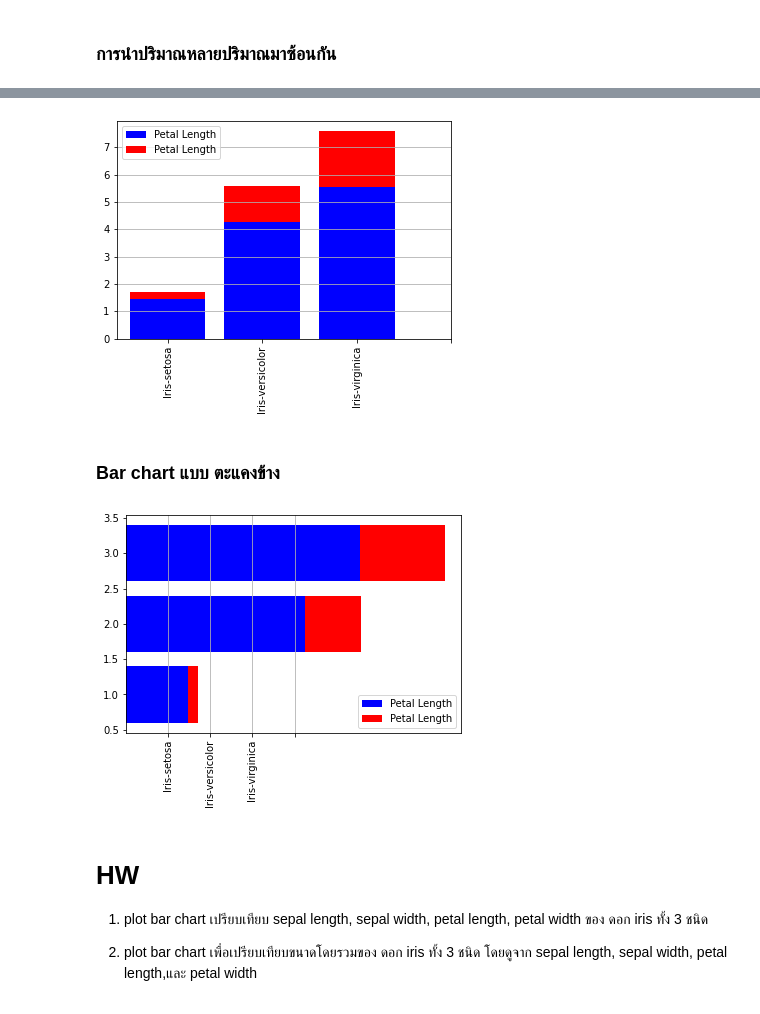
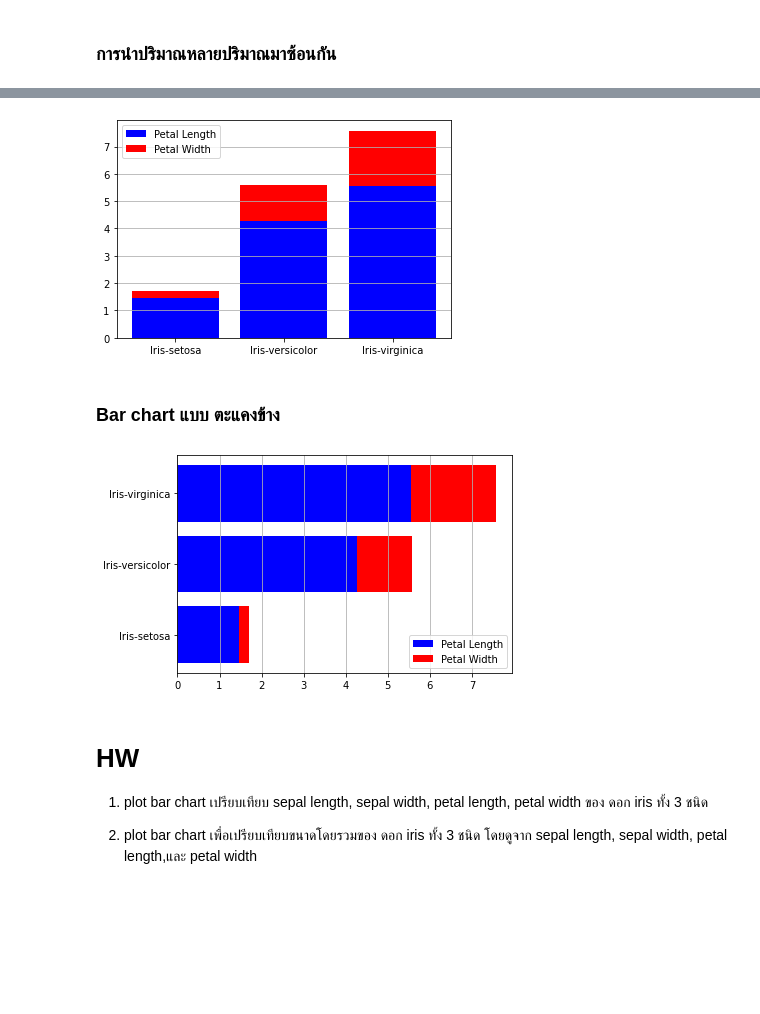
Before and after one commit to SupidchayaTangkidwanich/data_viz_2022, a Jupyter notebook: DataViz04_Data_Comparison.ipynb, the cells around one changed output, grey strips where cells are left out. Saved outputs shown, nothing was run; the diff lists cells and outputs as text; code cells hidden in the pictures; blank space fills up the shorter version.

Commit message:
HW plot bar chart เสร็จเเล้ว

```diff
--- a/DataViz04_Data_Comparison.ipynb
+++ b/DataViz04_Data_Comparison.ipynb
@@ -220,21 +224,21 @@ plt.legend();
 # %%
 plt.bar([1,2,3],sample_data['PetalLength'],color='b',label='Petal Length') # กราฟชุดเเรก
-plt.bar([1,2,3],sample_data['PetalWidth'],bottom=sample_data['PetalLength'],color='r',label='Petal Length') # กราฟชุดสอง
-plt.xticks([1,2,3,4],sample_data.reset_index()['Name'],rotation='vertical') # เติมชื่อแกน x
+plt.bar([1,2,3],sample_data['PetalWidth'],bottom=sample_data['PetalLength'],color='r',label='Petal Width') # กราฟชุดสอง
+plt.xticks([1,2,3],sample_data.reset_index()['Name']) # เติมชื่อแกน x
 plt.grid(True,axis='y') # เส้นกริด ไว้ลากกราฟ True เปิด grid เลือกได้ว่าจะเปิดในเเนวเเกนไหน ใช้ axis
 plt.legend();
 # %% [output]
-[figure, old version]
+[figure, new version]
 # %% [markdown]
 ### Bar chart แบบ ตะแคงข้าง
 # %%
 plt.barh([1,2,3],sample_data['PetalLength'],color='b',label='Petal Length') # กราฟชุดเเรก
-plt.barh([1,2,3],sample_data['PetalWidth'],left=sample_data['PetalLength'],color='r',label='Petal Length') # กราฟชุดสอง
-plt.xticks([1,2,3,4],sample_data.reset_index()['Name'],rotation='vertical') # เติมชื่อแกน x
+plt.barh([1,2,3],sample_data['PetalWidth'],left=sample_data['PetalLength'],color='r',label='Petal Width') # กราฟชุดสอง
+plt.yticks([1,2,3],sample_data.reset_index()['Name']) # เติมชื่อแกน x
 plt.grid(True,axis='x') # เส้นกริด ไว้ลากกราฟ True เปิด grid เลือกได้ว่าจะเปิดในเเนวเเกนไหน ใช้ axis
 plt.legend();
 # %% [output]
-[figure, old version]
+[figure, new version]
 # %% [markdown]
 # HW
 1. plot bar chart เปรียบเทียบ sepal length, sepal width, petal length, petal width ของ ดอก iris ทั้ง 3 ชนิด
```
Also changed, not shown: parts of 6 cells of this notebook.
